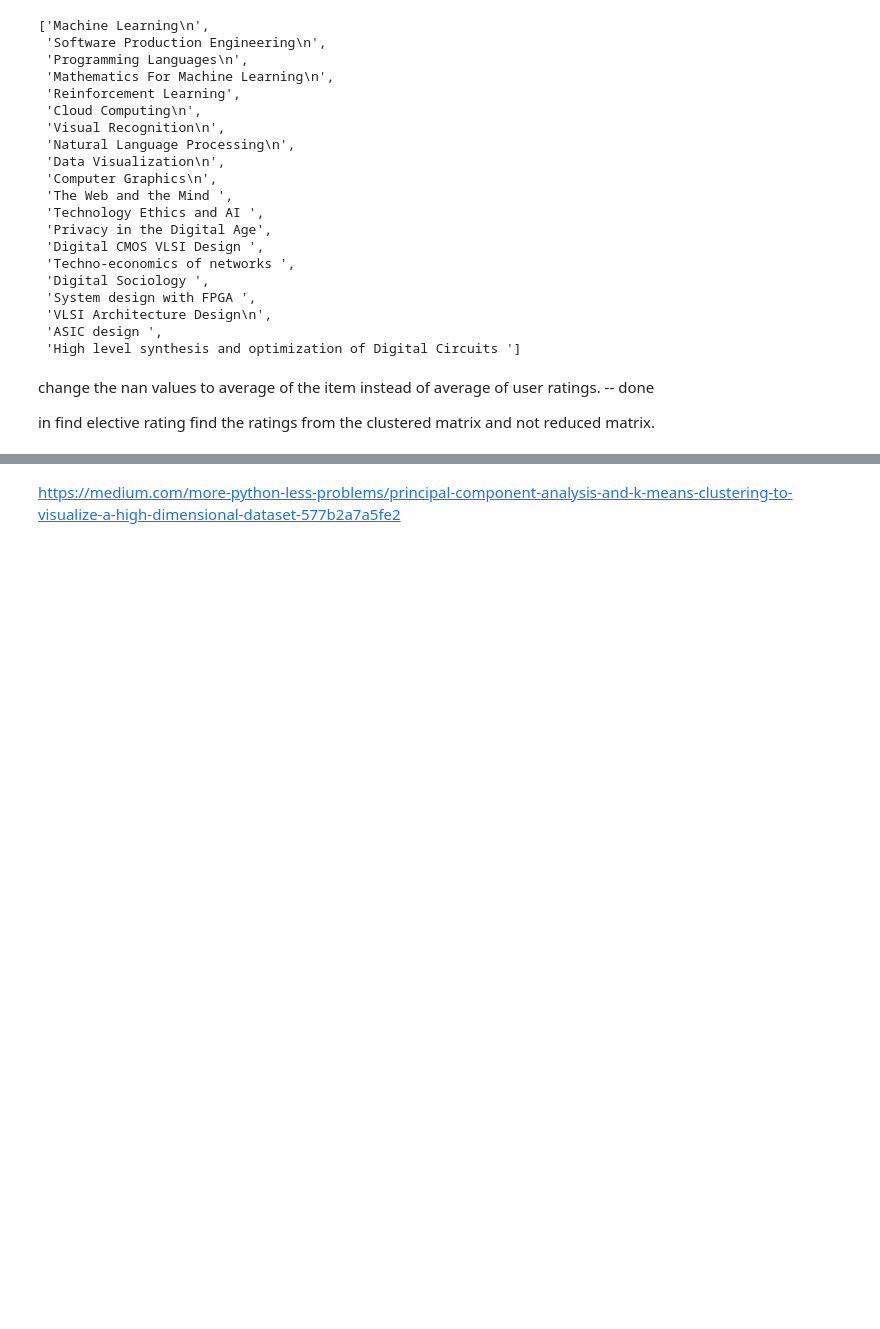
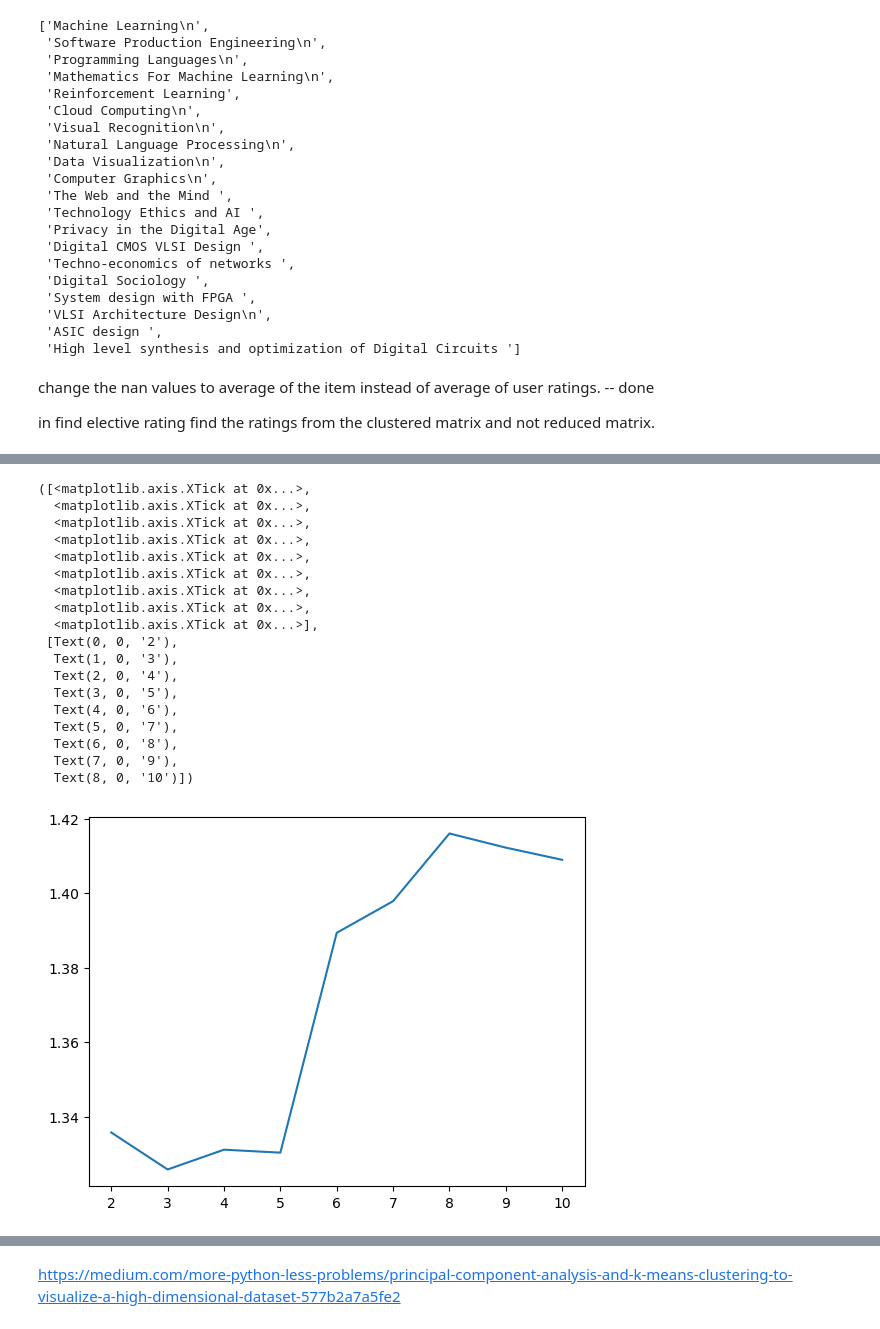
Before and after one commit to chinmayparekh/CourseRecSys, a Jupyter notebook: courseRecSys.ipynb, the cells around one changed output, grey strips where cells are left out. Cells and saved outputs as stored; diff of their text form; code cells hidden in the pictures; blank space fills up the shorter version.

```diff
--- a/courseRecSys.ipynb
+++ b/courseRecSys.ipynb
@@ -448,0 +480,12 @@ accuracy(pred,test.to_numpy())
+# %%
+k_list = [2,3,4,5,6,7,8,9,10]
+acc = []
+for k_svd in k_list:
+    reduced_matrix = train_recommendations(train,10, k_svd)
+    pred=test_recommendations(test.to_numpy(),reduced_matrix)
+    acc.append(accuracy(pred,test.to_numpy()))
+x = k_list
+default_x_ticks = range(len(x))
+plt.plot(default_x_ticks, acc)
+plt.xticks(default_x_ticks, x)
+# %% [output]
@@ -449,3 +510,22 @@ accuracy(pred,test.to_numpy())
+([<matplotlib.axis.XTick at 0x...>,
+  <matplotlib.axis.XTick at 0x...>,
+  <matplotlib.axis.XTick at 0x...>,
+  <matplotlib.axis.XTick at 0x...>,
+  <matplotlib.axis.XTick at 0x...>,
+  <matplotlib.axis.XTick at 0x...>,
+  <matplotlib.axis.XTick at 0x...>,
+  <matplotlib.axis.XTick at 0x...>,
+  <matplotlib.axis.XTick at 0x...>],
+ [Text(0, 0, '2'),
+  Text(1, 0, '3'),
+  Text(2, 0, '4'),
+  Text(3, 0, '5'),
+  Text(4, 0, '6'),
+  Text(5, 0, '7'),
+  Text(6, 0, '8'),
+  Text(7, 0, '9'),
+  Text(8, 0, '10')])
+[figure, added]
 # %%
 for i in pred:
     elective_ranked = get_electives_ranked(courses,i)
```
Also changed, not shown: parts of 19 cells of this notebook, 1 other file.
